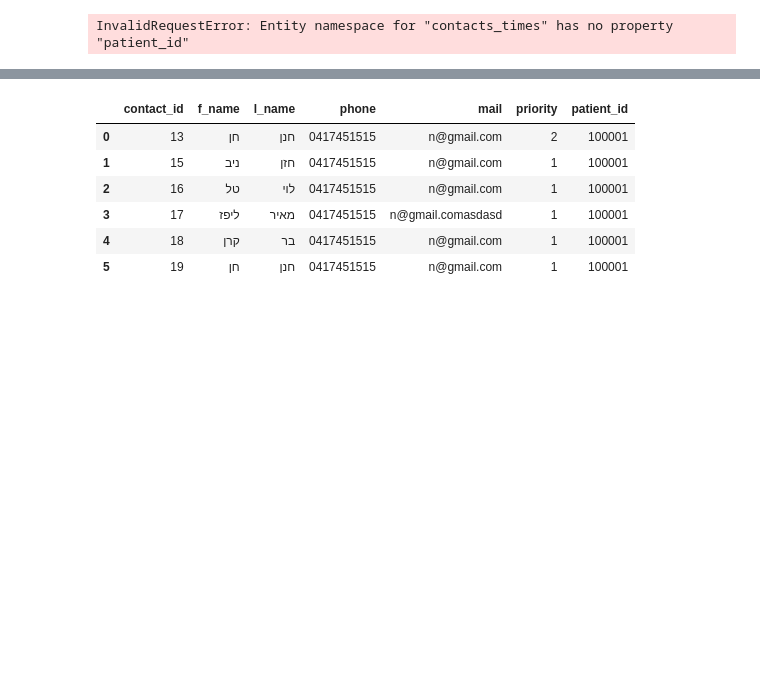
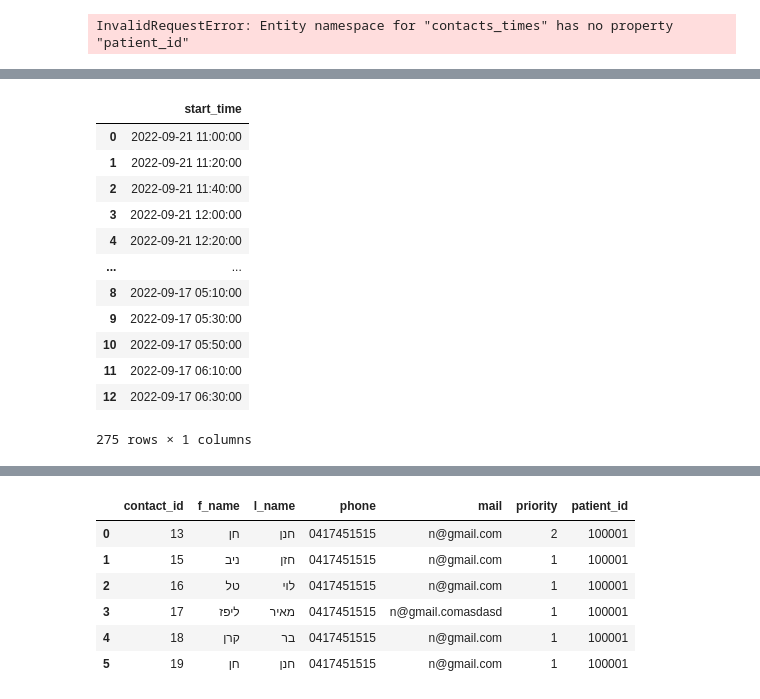
Before and after one commit to nivbadli1/temi_v3, a Jupyter notebook: apps/core/add_rows_to_db.ipynb, the cells around one changed output, grey strips where cells are left out. Cells and saved outputs as stored; diff of their text form; code cells hidden in the pictures; blank space fills up the shorter version.

```diff
--- a/apps/core/add_rows_to_db.ipynb
+++ b/apps/core/add_rows_to_db.ipynb
@@ -442,16 +432,0 @@ df = get_next_events(Patient,100001,0)
-# %%
-import utils as U
-
-df = get_df(ContactTime)
-df = df[df.contact_id == 13]
-
-def transform_time_df(cls,next_days_num):
-    df = get_df(cls.__name__ + 'Time')
-    df = U.convert_time_cols_to_time_delta(df, ['from_hour', 'to_hour'])
-# df = U.concact_time_cols_and_date(df,7)
-temp_df = U.get_next_days_dates(7)
-df = df.merge(temp_df ,how='inner')
-df['from_date'] = df['from_hour'] + df['next_week_date']
-df['to_date'] = df['to_hour'] + df['next_week_date']
-df.drop(columns=["from_hour","to_hour","day","next_week_date"],inplace=True)
-df
@@ -467,0 +438,64 @@ df
+# %%
+import utils as U
+
+df = get_df(ContactTime)
+df = df[df.contact_id == 13]
+
+def get_next_events(cls,value,event_status=None):
+    """
+    The function return next evetns for cls (Patient,Contact,Dept)
+    """
+    events = get_df(Event)
+    if(event_status):return events[(events[cls.__mapper__.primary_key[0].name] == value) & (events.status == event_status)]
+    return events[(events[cls.__mapper__.primary_key[0].name] == value)]
+
+
+def transform_time_df(cls,next_days_num):
+    """
+    The function get cls and return cls_time with next days dates
+    """
+    # Get cls Time table
+    df = get_df(eval(cls.__name__ + 'Time'))
+    df = U.convert_time_cols_to_time_delta(df, ['from_hour', 'to_hour'])
+    temp_df = U.get_next_days_dates(next_days_num)
+    df = df.merge(temp_df ,how='inner')
+    df['from_date'] = df['from_hour'] + df['next_week_date']
+    df['to_date'] = df['to_hour'] + df['next_week_date']
+    df.drop(columns=["from_hour","to_hour","day","next_week_date"],inplace=True)
+    return df
+
+def get_df_time_slots(cls,freq,next_days_num):
+    """
+    :param df: df with from_dates and to_dates per cls
+    :param freq: freq for slot return df
+    :return: slote df from min datetime until max datetime with freq got
+    """
+    df = transform_time_df(cls,next_days_num)
+    freq = str(freq) + "min"
+    return pd.concat([pd.DataFrame({\
+                'start_time': U.get_date_range(start=row['from_date'],end=row["to_date"],freq=freq)})\
+                for index,row in df.iterrows()])
+    return df
+#
+# def get_df_free_time_slots(cls):
+#     events = get_next_events(Contact,0)
+#     transform_time_df(events,)
+#
+
+# df = U.concact_time_cols_and_date(df,7)
+df = get_df_time_slots(Contact,20,7)
+df
+# %% [output]
+|  | start_time |
+| 0 | 2022-09-21 11:00:00 |
+| 1 | 2022-09-21 11:20:00 |
+| 2 | 2022-09-21 11:40:00 |
+| 3 | 2022-09-21 12:00:00 |
+| 4 | 2022-09-21 12:20:00 |
+| ... | ... |
+| 8 | 2022-09-17 05:10:00 |
+| 9 | 2022-09-17 05:30:00 |
+| 10 | 2022-09-17 05:50:00 |
+| 11 | 2022-09-17 06:10:00 |
+| 12 | 2022-09-17 06:30:00 |
+275 rows × 1 columns
```
Also changed, not shown: parts of 7 cells of this notebook, 1 other file.
